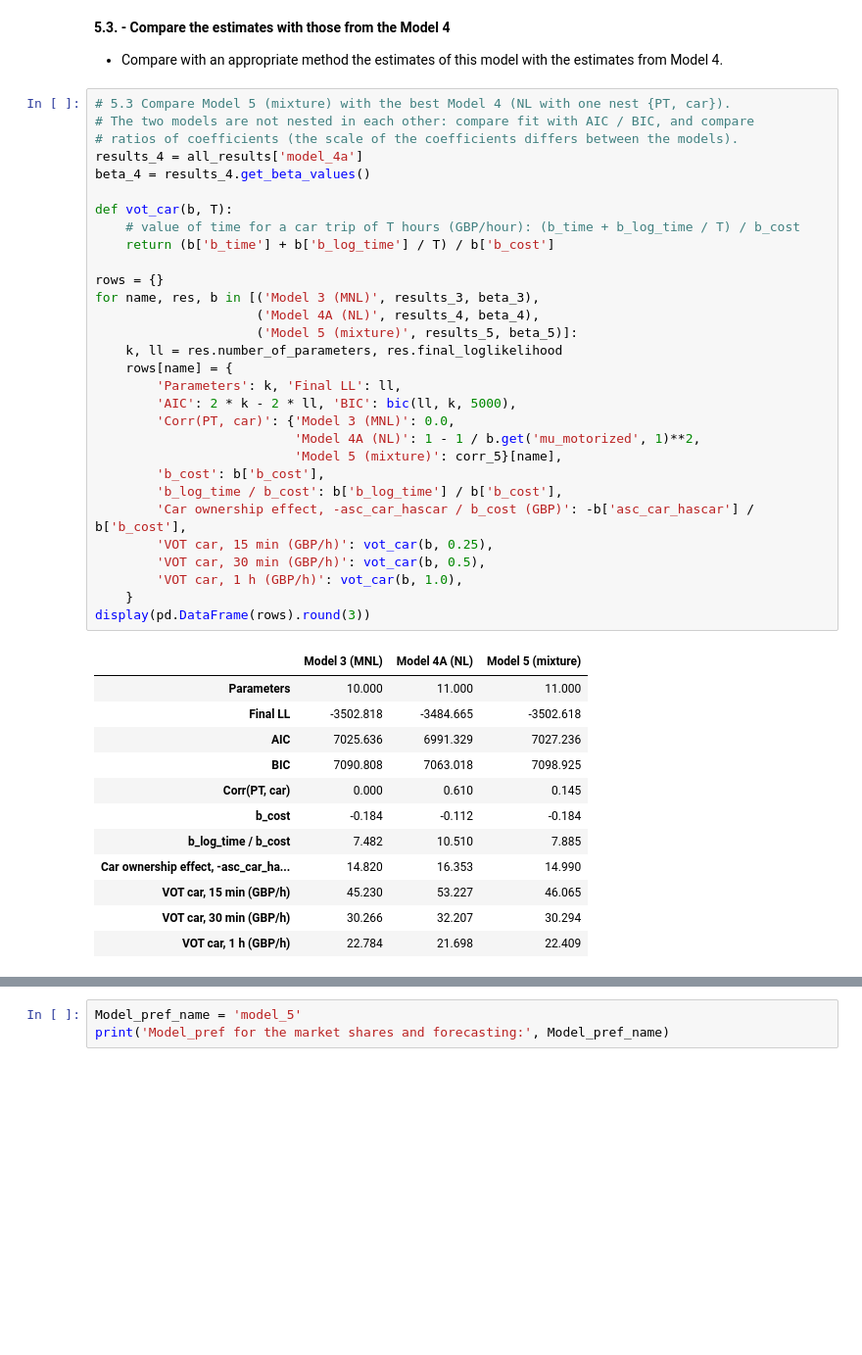
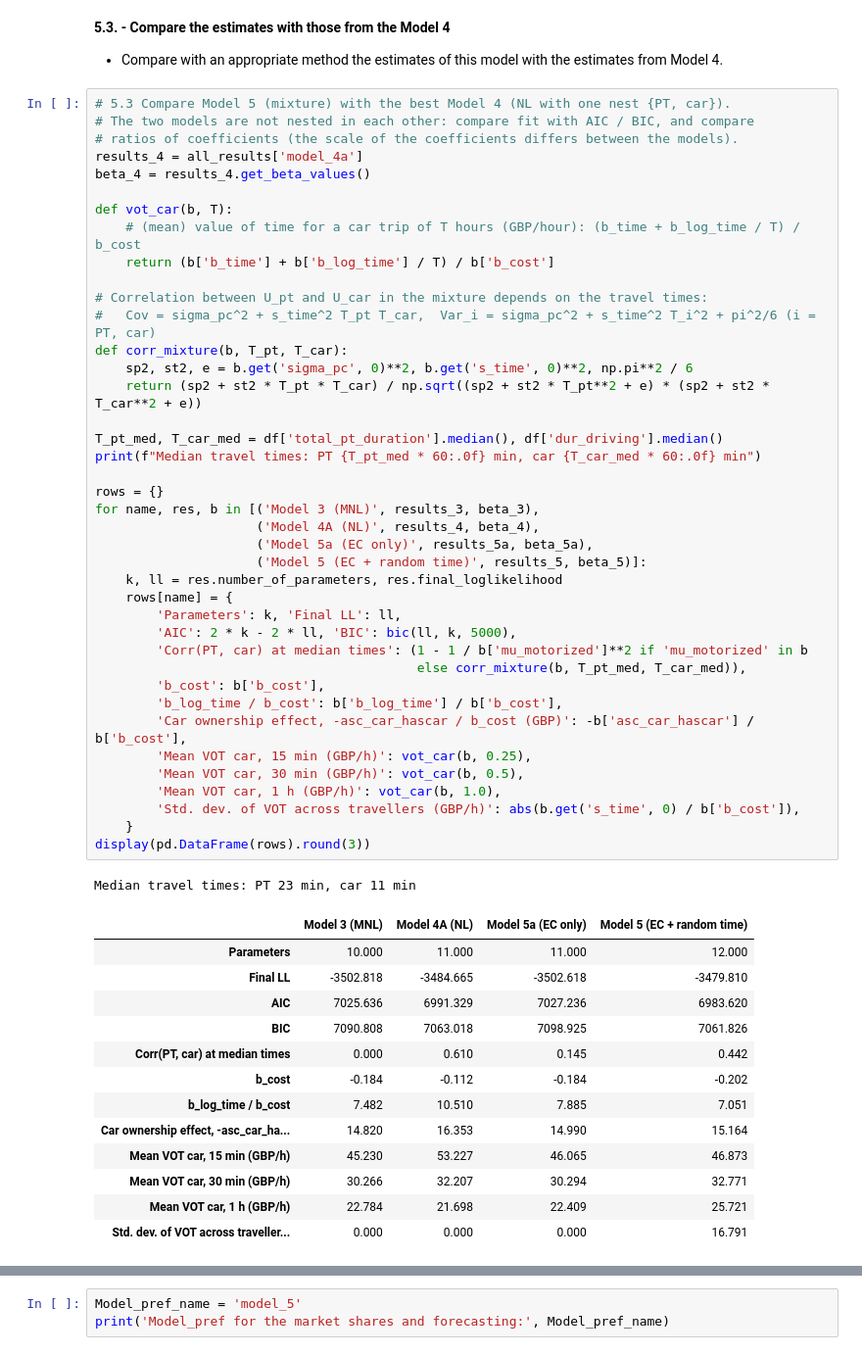
Before and after one commit to doran2728/Math463Group25, a Jupyter notebook: assignment.ipynb, the cells around one changed output, grey strips where cells are left out. Shown at 98% size. Drawn from its saved outputs; the diff is of its cells as text; blank space fills up the shorter version.

```diff
--- a/assignment.ipynb
+++ b/assignment.ipynb
@@ -1597,45 +1677,57 @@ Exact integral:           LL = -3502.274, |sigma_pc| = 0.627
 # %%
 # 5.3 Compare Model 5 (mixture) with the best Model 4 (NL with one nest {PT, car}).
 # The two models are not nested in each other: compare fit with AIC / BIC, and compare
 # ratios of coefficients (the scale of the coefficients differs between the models).
 results_4 = all_results['model_4a']
 beta_4 = results_4.get_beta_values()
 
 def vot_car(b, T):
-    # value of time for a car trip of T hours (GBP/hour): (b_time + b_log_time / T) / b_cost
+    # (mean) value of time for a car trip of T hours (GBP/hour): (b_time + b_log_time / T) / b_cost
     return (b['b_time'] + b['b_log_time'] / T) / b['b_cost']
+
+# Correlation between U_pt and U_car in the mixture depends on the travel times:
+#   Cov = sigma_pc^2 + s_time^2 T_pt T_car,  Var_i = sigma_pc^2 + s_time^2 T_i^2 + pi^2/6 (i = PT, car)
+def corr_mixture(b, T_pt, T_car):
+    sp2, st2, e = b.get('sigma_pc', 0)**2, b.get('s_time', 0)**2, np.pi**2 / 6
+    return (sp2 + st2 * T_pt * T_car) / np.sqrt((sp2 + st2 * T_pt**2 + e) * (sp2 + st2 * T_car**2 + e))
+
+T_pt_med, T_car_med = df['total_pt_duration'].median(), df['dur_driving'].median()
+print(f"Median travel times: PT {T_pt_med * 60:.0f} min, car {T_car_med * 60:.0f} min")
 
 rows = {}
 for name, res, b in [('Model 3 (MNL)', results_3, beta_3),
                      ('Model 4A (NL)', results_4, beta_4),
-                     ('Model 5 (mixture)', results_5, beta_5)]:
+                     ('Model 5a (EC only)', results_5a, beta_5a),
+                     ('Model 5 (EC + random time)', results_5, beta_5)]:
     k, ll = res.number_of_parameters, res.final_loglikelihood
     rows[name] = {
         'Parameters': k, 'Final LL': ll,
         'AIC': 2 * k - 2 * ll, 'BIC': bic(ll, k, 5000),
-        'Corr(PT, car)': {'Model 3 (MNL)': 0.0,
-                          'Model 4A (NL)': 1 - 1 / b.get('mu_motorized', 1)**2,
-                          'Model 5 (mixture)': corr_5}[name],
+        'Corr(PT, car) at median times': (1 - 1 / b['mu_motorized']**2 if 'mu_motorized' in b
+                                          else corr_mixture(b, T_pt_med, T_car_med)),
         'b_cost': b['b_cost'],
         'b_log_time / b_cost': b['b_log_time'] / b['b_cost'],
         'Car ownership effect, -asc_car_hascar / b_cost (GBP)': -b['asc_car_hascar'] / b['b_cost'],
-        'VOT car, 15 min (GBP/h)': vot_car(b, 0.25),
-        'VOT car, 30 min (GBP/h)': vot_car(b, 0.5),
-        'VOT car, 1 h (GBP/h)': vot_car(b, 1.0),
+        'Mean VOT car, 15 min (GBP/h)': vot_car(b, 0.25),
+        'Mean VOT car, 30 min (GBP/h)': vot_car(b, 0.5),
+        'Mean VOT car, 1 h (GBP/h)': vot_car(b, 1.0),
+        'Std. dev. of VOT across travellers (GBP/h)': abs(b.get('s_time', 0) / b['b_cost']),
     }
 display(pd.DataFrame(rows).round(3))
 # %% [output]
+Median travel times: PT 23 min, car 11 min
-|  | Model 3 (MNL) | Model 4A (NL) | Model 5 (mixture) |
-| Parameters | 10.000 | 11.000 | 11.000 |
-| Final LL | -3502.818 | -3484.665 | -3502.618 |
-| AIC | 7025.636 | 6991.329 | 7027.236 |
-| BIC | 7090.808 | 7063.018 | 7098.925 |
-| Corr(PT, car) | 0.000 | 0.610 | 0.145 |
-| b_cost | -0.184 | -0.112 | -0.184 |
-| b_log_time / b_cost | 7.482 | 10.510 | 7.885 |
-| Car ownership effect, -asc_car_ha... | 14.820 | 16.353 | 14.990 |
-| VOT car, 15 min (GBP/h) | 45.230 | 53.227 | 46.065 |
-| VOT car, 30 min (GBP/h) | 30.266 | 32.207 | 30.294 |
-| VOT car, 1 h (GBP/h) | 22.784 | 21.698 | 22.409 |
+|  | Model 3 (MNL) | Model 4A (NL) | Model 5a (EC only) | Model 5 (EC + random time) |
+| Parameters | 10.000 | 11.000 | 11.000 | 12.000 |
+| Final LL | -3502.818 | -3484.665 | -3502.618 | -3479.810 |
+| AIC | 7025.636 | 6991.329 | 7027.236 | 6983.620 |
+| BIC | 7090.808 | 7063.018 | 7098.925 | 7061.826 |
+| Corr(PT, car) at median times | 0.000 | 0.610 | 0.145 | 0.442 |
+| b_cost | -0.184 | -0.112 | -0.184 | -0.202 |
+| b_log_time / b_cost | 7.482 | 10.510 | 7.885 | 7.051 |
+| Car ownership effect, -asc_car_ha... | 14.820 | 16.353 | 14.990 | 15.164 |
+| Mean VOT car, 15 min (GBP/h) | 45.230 | 53.227 | 46.065 | 46.873 |
+| Mean VOT car, 30 min (GBP/h) | 30.266 | 32.207 | 30.294 | 32.771 |
+| Mean VOT car, 1 h (GBP/h) | 22.784 | 21.698 | 22.409 | 25.721 |
+| Std. dev. of VOT across traveller... | 0.000 | 0.000 | 0.000 | 16.791 |
 # %%
 # Can the mixture reproduce a nested logit at all? Simulate choices from the estimated NL (Model 4A),
```
Also changed, not shown: parts of 8 cells of this notebook.
